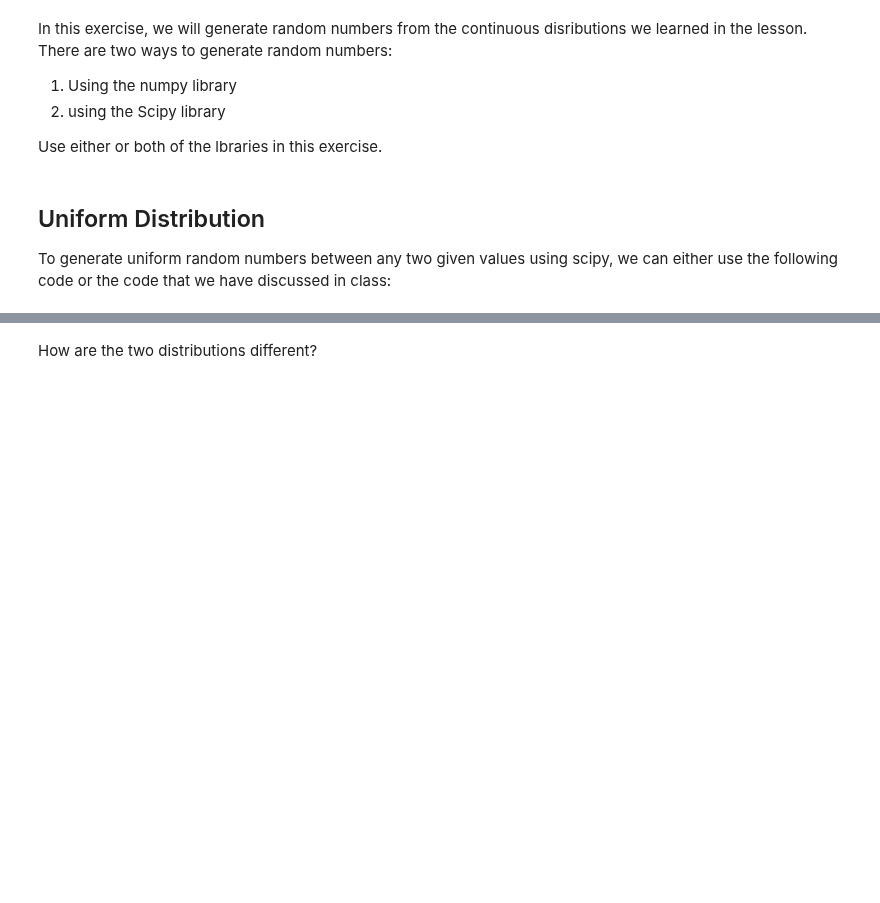
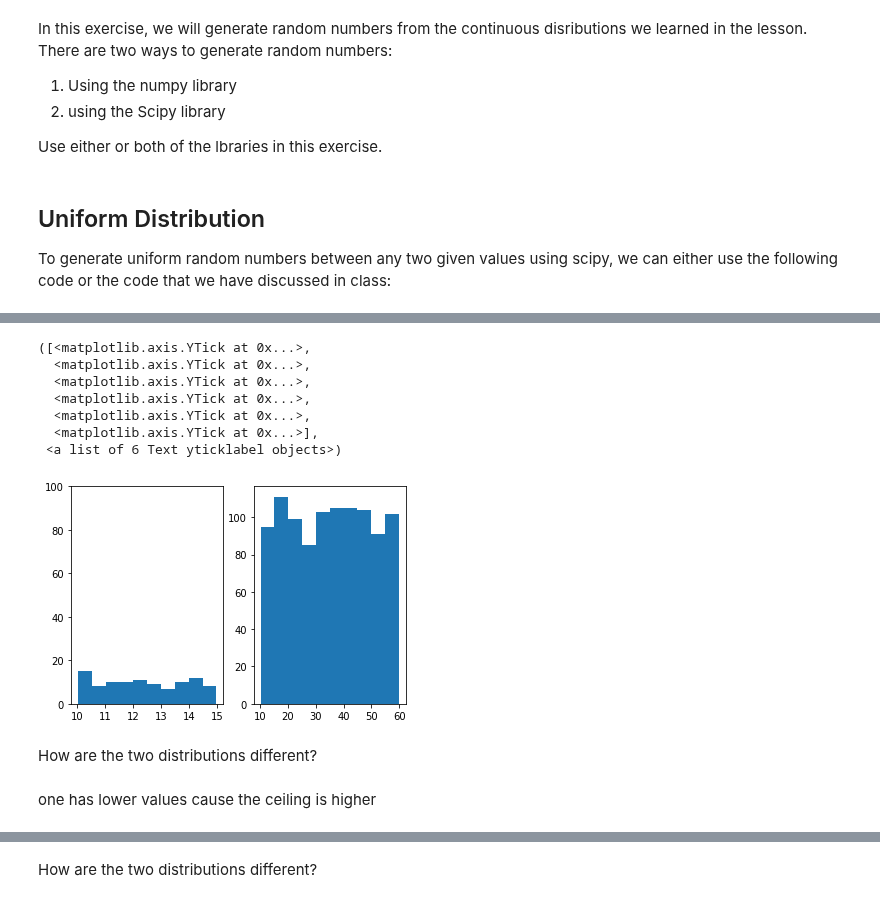
Before and after one commit to ironhack-datalabs/datamad1019, a Jupyter notebook: module-2/lab-continuous-probability-distribution/your-code/main.ipynb, the cells around one changed output, grey strips where cells are left out. Saved outputs shown, nothing was run; the diff lists cells and outputs as text; code cells hidden in the pictures; blank space fills up the shorter version.

Commit message:
lab-continuous-probability-distribution

```diff
--- a/module-2/lab-continuous-probability-distribution/your-code/main.ipynb
+++ b/module-2/lab-continuous-probability-distribution/your-code/main.ipynb
@@ -46,0 +51,30 @@ Your output should look like below:
+# %%
+# your code here
+def random_un(bottom,ceiling,count):
+        return np.random.uniform(bottom,ceiling,count)
+# %%
+a=random_un(10,15,100)
+b=random_un(10,60,1000)
+# %%
+plt.subplot(1,2,1)
+plt.hist(a)
+plt.xticks(list(range(10,16,1)))
+plt.yticks(list(range(0,120,20)))
+
+plt.subplot(1,2,2)
+plt.hist(b)
+plt.xticks(list(range(10,61,10)))
+plt.yticks(list(range(0,120,20)))
+# %% [output]
+([<matplotlib.axis.YTick at 0x...>,
+  <matplotlib.axis.YTick at 0x...>,
+  <matplotlib.axis.YTick at 0x...>,
+  <matplotlib.axis.YTick at 0x...>,
+  <matplotlib.axis.YTick at 0x...>,
+  <matplotlib.axis.YTick at 0x...>],
+ <a list of 6 Text yticklabel objects>)
+[figure, added]
+# %% [markdown]
+How are the two distributions different?
+# %% [markdown]
+one has lower values cause the ceiling is higher
```
Also changed, not shown: parts of 21 cells of this notebook.
